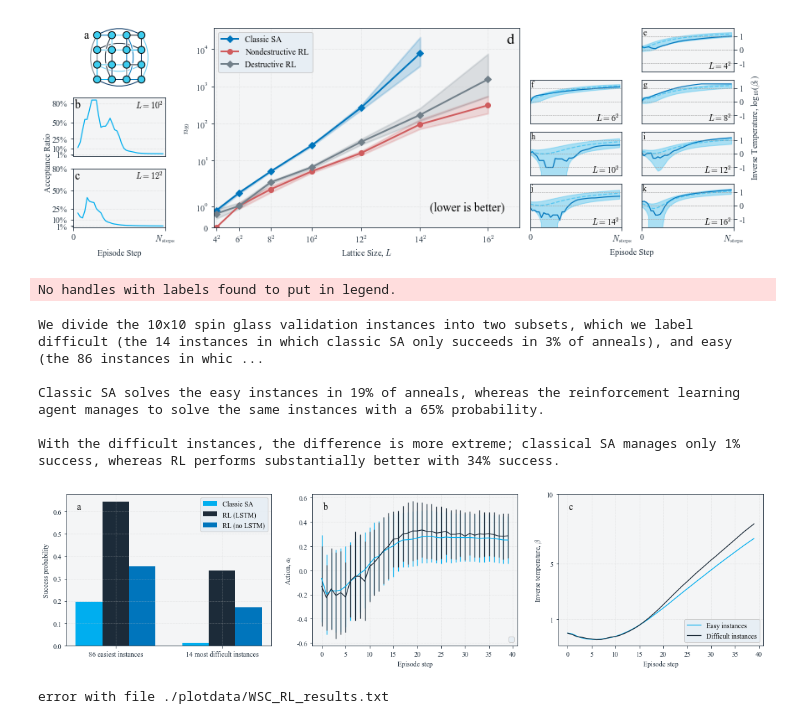
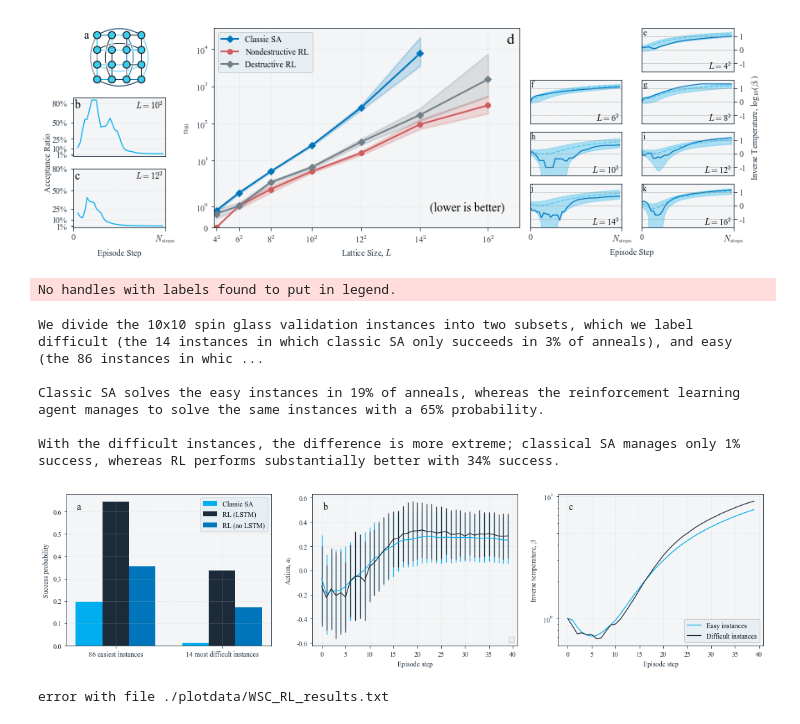
Before and after one commit to millskyle/COOL-1, a Jupyter notebook: plots/Plots.ipynb, the cells around one changed output. Cells and saved outputs as stored; diff of their text form; code cells hidden in the pictures.

Commit message:
easy_diff_split.pdf

```diff
--- a/plots/Plots.ipynb
+++ b/plots/Plots.ipynb
@@ -668,8 +668,9 @@ def plot_easyhard_hamiltonian_success(ref_datafile, compare_datafiles, ref_trial
 
 
         easy_schedules = np.array(easy_schedules)
-        easy_schedules = easy_schedules - easy_schedules[:,0].reshape((-1,1))
+        easy_schedules = easy_schedules / easy_schedules[:,0].reshape((-1,1))
         mean_easy_schedule = np.mean(easy_schedules, axis=0)
+        std_easy_schedule = np.std(easy_schedules, axis=0)
 
 
 
@@ -678,8 +679,9 @@ def plot_easyhard_hamiltonian_success(ref_datafile, compare_datafiles, ref_trial
         std_easy_action = np.std(easy_actions, axis=0)
 
         diff_schedules = np.array(diff_schedules)
-        diff_schedules = diff_schedules - diff_schedules[:,0].reshape((-1,1))
+        diff_schedules = diff_schedules / diff_schedules[:,0].reshape((-1,1))
         mean_diff_schedule = np.mean(diff_schedules, axis=0)
+        std_diff_schedule = np.std(diff_schedules, axis=0)
 
 
 
@@ -710,7 +712,7 @@ def plot_easyhard_hamiltonian_success(ref_datafile, compare_datafiles, ref_trial
         axs[2].set_ylabel(r"Inverse temperature, $\beta$")
         axs[2].set_xlabel(r"Episode step")
 
-        #axs[2].set_yscale("log")
+        axs[2].set_yscale("log")
         axs[2].set_yticks([1,5,10])
 
 
@@ -745,34 +747,34 @@ classic_easy, classic_diff,\
 (rl_diff, nornn_diff),\
 instance_class, easy_threshold,\
 ref_trials_per_hamiltonian, comp_trials_per_hamiltonian = output
 
 pformat = ".0f"
 
 statement = f"""
 We divide the {instance_class} validation instances into two subsets, which we label difficult \
 (the {classic_diff[1]} instances in which classic SA only succeeds \
 in {easy_threshold:{pformat}}% of anneals), and easy (the {classic_easy[1]} instances in which classic SA \
 succeeds in more than {easy_threshold:{pformat}}% of anneals).
 
 Classic SA solves the easy instances in {compute_success(*classic_easy, ref_trials_per_hamiltonian):{pformat}}% of \
 anneals, whereas the reinforcement learning agent manages to solve the same instances with a \
 {compute_success(*rl_easy, comp_trials_per_hamiltonian[0]):{pformat}}% probability.
 
 With the difficult instances, the difference is more extreme; classical SA manages only \
 {compute_success(*classic_diff, ref_trials_per_hamiltonian):{pformat}}% success, whereas \
 RL performs substantially better with {compute_success(*rl_diff, comp_trials_per_hamiltonian[0]):{pformat}}% success.
 
 """
 
 print(statement)
 # %% [output]
 No handles with labels found to put in legend.
 We divide the 10x10 spin glass validation instances into two subsets, which we label difficult (the 14 instances in which classic SA only succeeds in 3% of anneals), and easy (the 86 instances in whic ...
 
 Classic SA solves the easy instances in 19% of anneals, whereas the reinforcement learning agent manages to solve the same instances with a 65% probability.
 
 With the difficult instances, the difference is more extreme; classical SA manages only 1% success, whereas RL performs substantially better with 34% success.
-[figure, old version]
+[figure, new version]
 # %%
 %matplotlib inline
 import matplotlib.pyplot as plt
```
Also changed, not shown: 2 other files.
